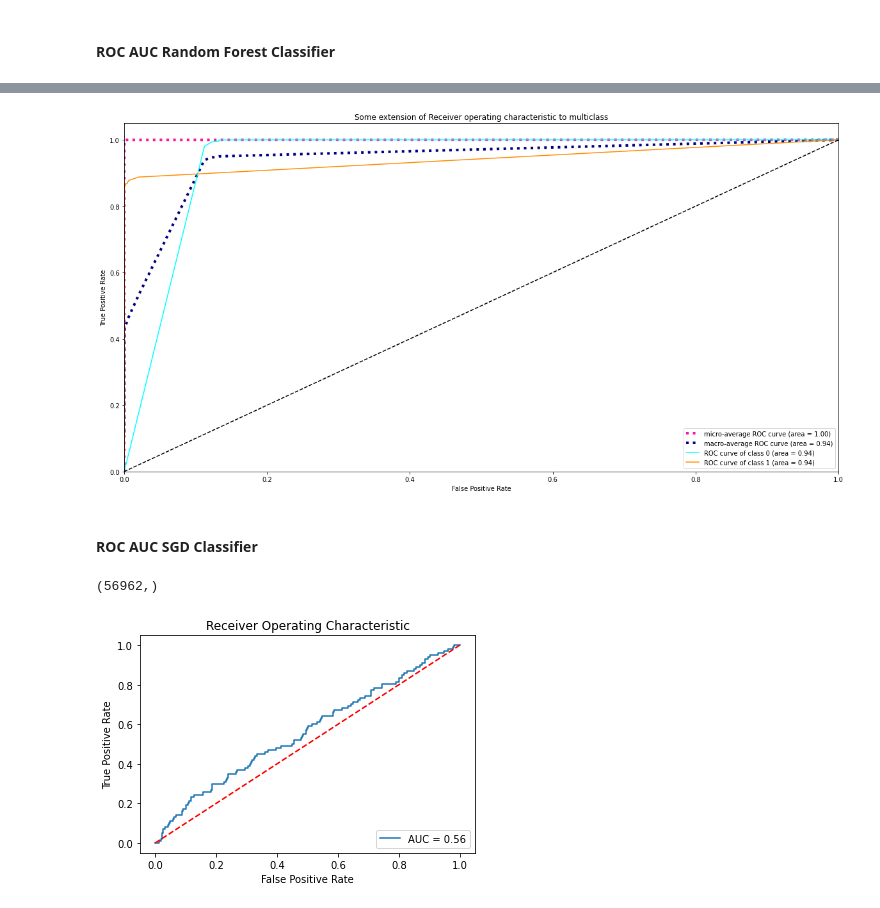
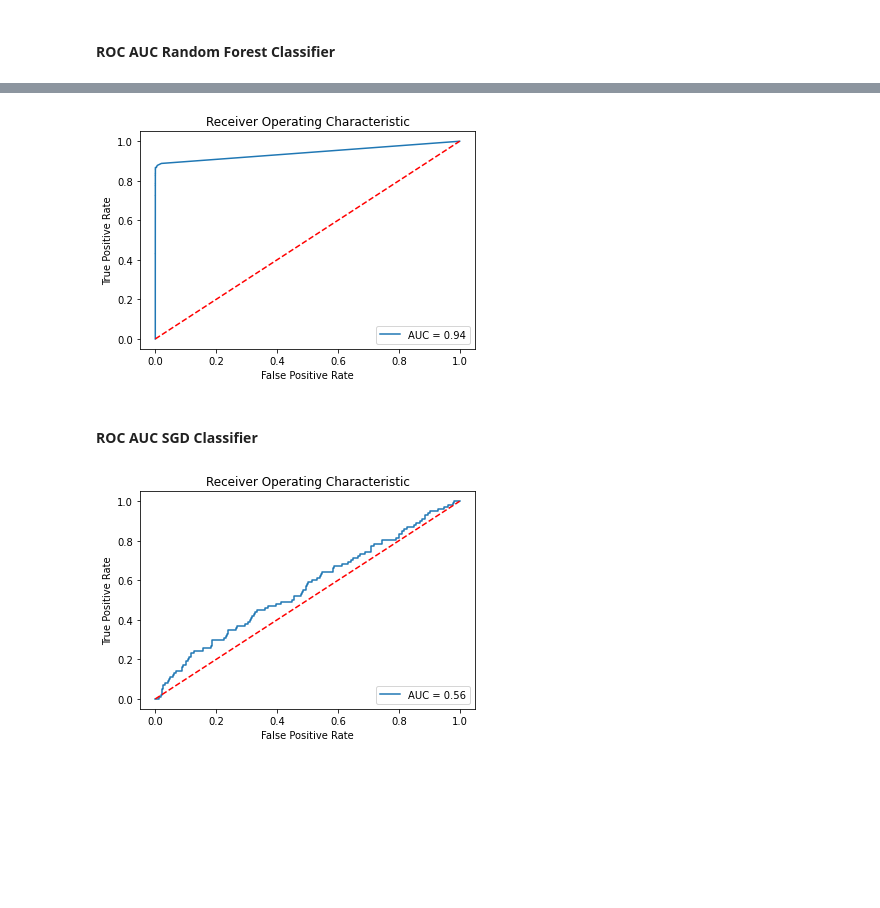
Before and after one commit to ppaszko/um_project, a Jupyter notebook: um_draft.ipynb, the cells around one changed output, grey strips where cells are left out. Drawn from its saved outputs; the diff is of its cells as text; code cells hidden in the pictures; blank space fills up the shorter version.

```diff
--- a/um_draft.ipynb
+++ b/um_draft.ipynb
@@ -1012,27 +1004,23 @@ y_pred_prob_rfc.shape
 # %%
-fpr_rfc, tpr_rfc, threshold_rfc, roc_auc_rfc = fpr_tpr_roc_auc(y_test_roc2, y_pred_prob_rfc)
+# fpr_rfc, tpr_rfc, threshold_rfc, roc_auc_rfc = fpr_tpr_roc_auc(y_test_roc2, y_pred_prob_rfc)
+#
+# roc_plot(fpr_rfc, tpr_rfc, roc_auc_rfc)
+# ------------------------------------------------------------------------------------
+fpr_rfc, tpr_rfc, thresholdrfc = roc_curve(y_test, y_pred_prob_rfc[:, 1])
+roc_auc_rfc = auc(fpr_rfc, tpr_rfc)
 
-roc_plot(fpr_rfc, tpr_rfc, roc_auc_rfc)
-# ------------------------------------------------------------------------------------
-# fpr_rfc, tpr_rfc, thresholdrfc = roc_curve(y_test, y_pred_prob_rfc)
-# roc_auc_rfc = auc(fpr_rfc, tpr_rfc)
-#
-# import matplotlib.pyplot as plt
-# plt.title('Receiver Operating Characteristic')
-# plt.plot(fpr_rfc, tpr_rfc, label = 'AUC = %0.2f' % roc_auc_rfc)
-# plt.legend(loc = 'lower right')
-# plt.plot([0, 1], [0, 1],'r--')
-# plt.ylabel('True Positive Rate')
-# plt.xlabel('False Positive Rate')
-# plt.show()
+import matplotlib.pyplot as plt
+plt.title('Receiver Operating Characteristic')
+plt.plot(fpr_rfc, tpr_rfc, label = 'AUC = %0.2f' % roc_auc_rfc)
+plt.legend(loc = 'lower right')
+plt.plot([0, 1], [0, 1],'r--')
+plt.ylabel('True Positive Rate')
+plt.xlabel('False Positive Rate')
+plt.show()
 # %% [output]
-[figure, old version]
+[figure, new version]
 # %% [markdown]
 #### ROC AUC SGD Classifier
-# %%
-y_pred_prob_SGD.shape
-# %% [output]
-(56962,)
 # %%
 # fpr_sgd, tpr_sgd, threshold_sgd, roc_auc_sgd = fpr_tpr_roc_auc(y_test_roc,y_pred_prob_SGD)
 #
```
Also changed, not shown: parts of 6 cells of this notebook.
